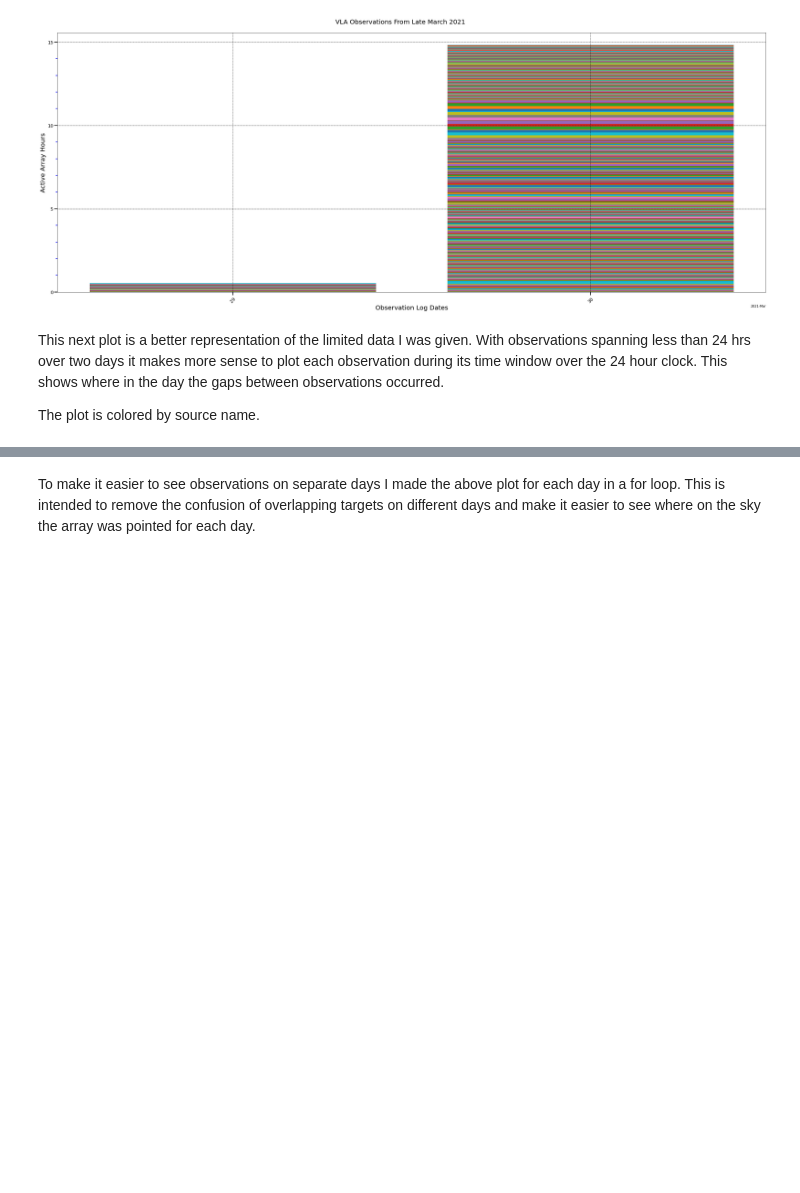
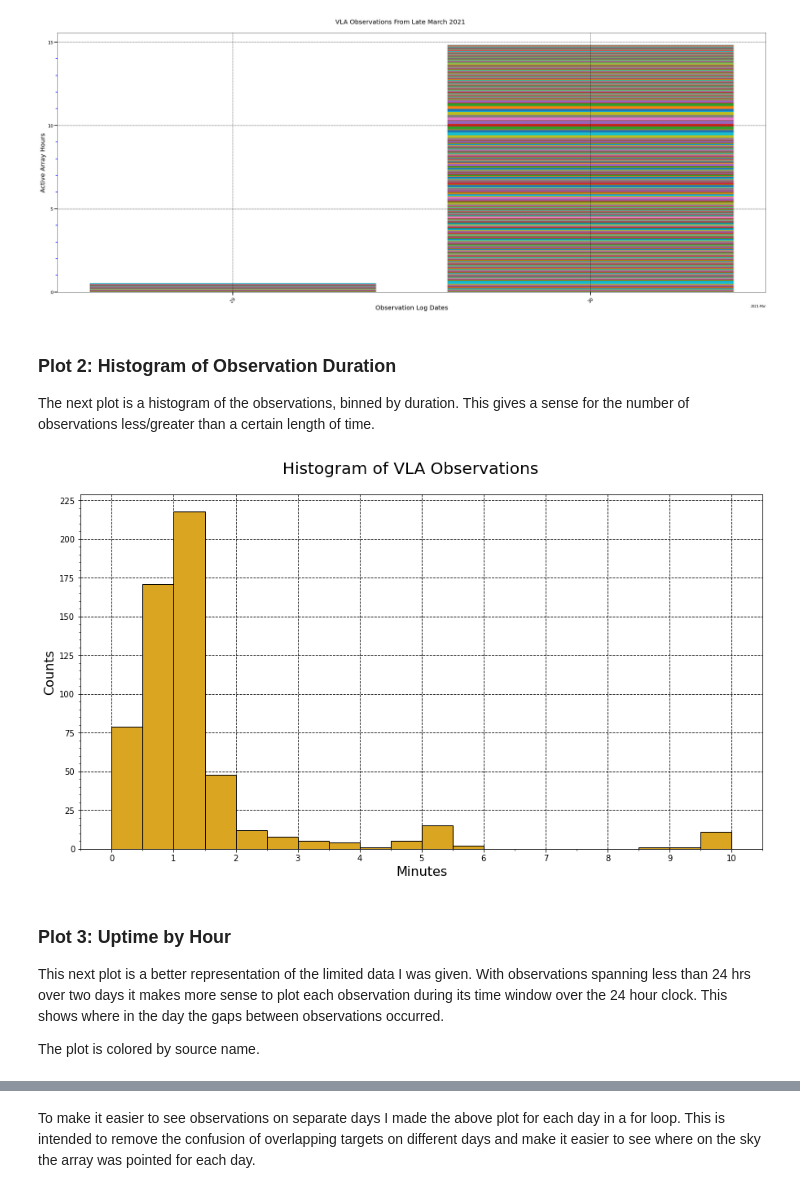
Before and after one commit to Tusay/VLA, a Jupyter notebook: VLA_Logs.ipynb, the cells around one changed output, grey strips where cells are left out. Drawn from its saved outputs; the diff is of its cells as text; code cells hidden in the pictures; blank space fills up the shorter version.

```diff
--- a/VLA_Logs.ipynb
+++ b/VLA_Logs.ipynb
@@ -351,7 +353,36 @@ fig.suptitle('VLA Observations From Late March 2021', fontsize=20, y=0.92)
 plt.show()
 # %% [output]
 [figure]
+# %% [markdown]
+### Plot 2: Histogram of Observation Duration
+
+The next plot is a histogram of the observations, binned by duration. This gives a sense for the number of observations less/greater than a certain length of time.
+# %%
+import matplotlib
+from matplotlib import dates as mdates
+from matplotlib.ticker import MultipleLocator
+fig,ax = plt.subplots(figsize=(15,8))
+
+data=df.Obs_Secs/60
+binwidth = 0.5        # minute
+bins=np.arange(round(min(data)), round(max(data)) + binwidth, binwidth)
+
+plt.hist(data,edgecolor='black',color='goldenrod',bins=bins,zorder=20)
+plt.xticks(np.arange(0,max(data)+1))
+ax.xaxis.set_minor_locator(MultipleLocator(0.5))
+ymax = int(max(ax.get_yticks()))
+plt.yticks(np.arange(0,ymax,25))
+ax.yaxis.set_minor_locator(MultipleLocator(5))
+plt.xlabel('Minutes',size=16)
+plt.ylabel('Counts',size=16)
+plt.grid(axis='both', which='major', color='black', linestyle='--',zorder=5)
+fig.suptitle('Histogram of VLA Observations', fontsize=20, y=0.95)
+plt.show()
+# %% [output]
+[figure, added]
 # %% [markdown]
+### Plot 3: Uptime by Hour
+
 This next plot is a better representation of the limited data I was given. With observations spanning less than 24 hrs over two days it makes more sense to plot each observation during its time window over the 24 hour clock. This shows where in the day the gaps between observations occurred.
 
 The plot is colored by source name.
```
Also changed, not shown: parts of 9 cells of this notebook.
